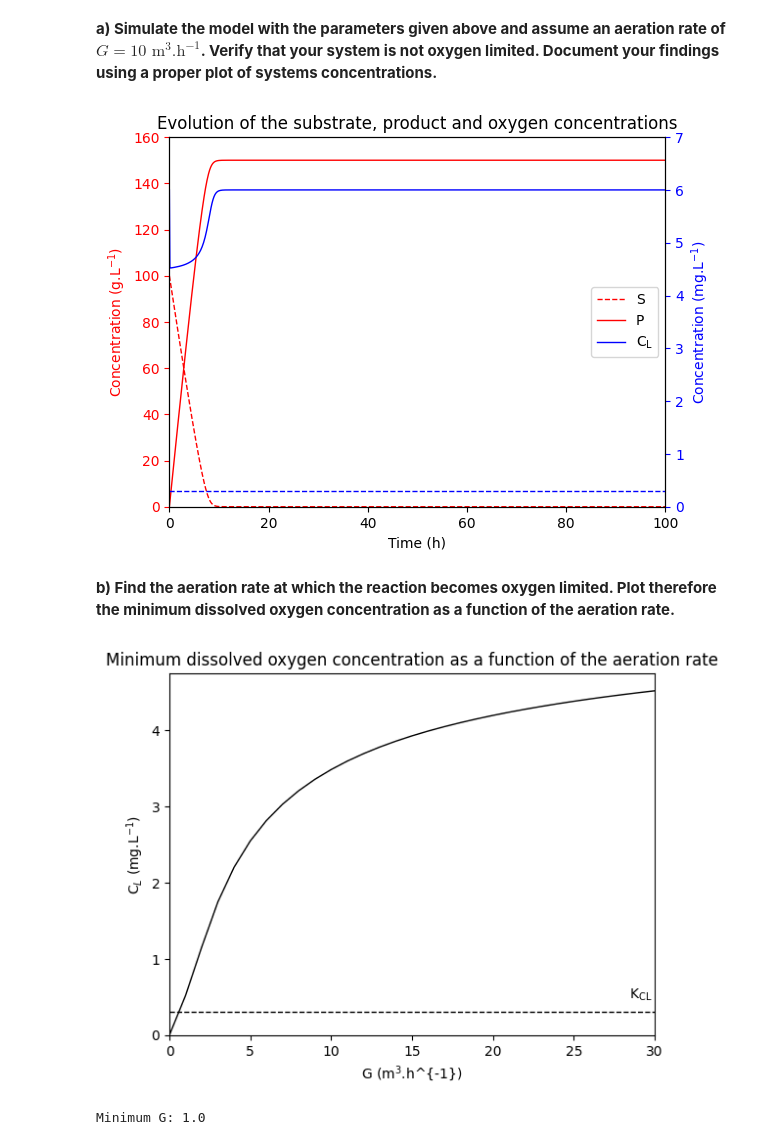
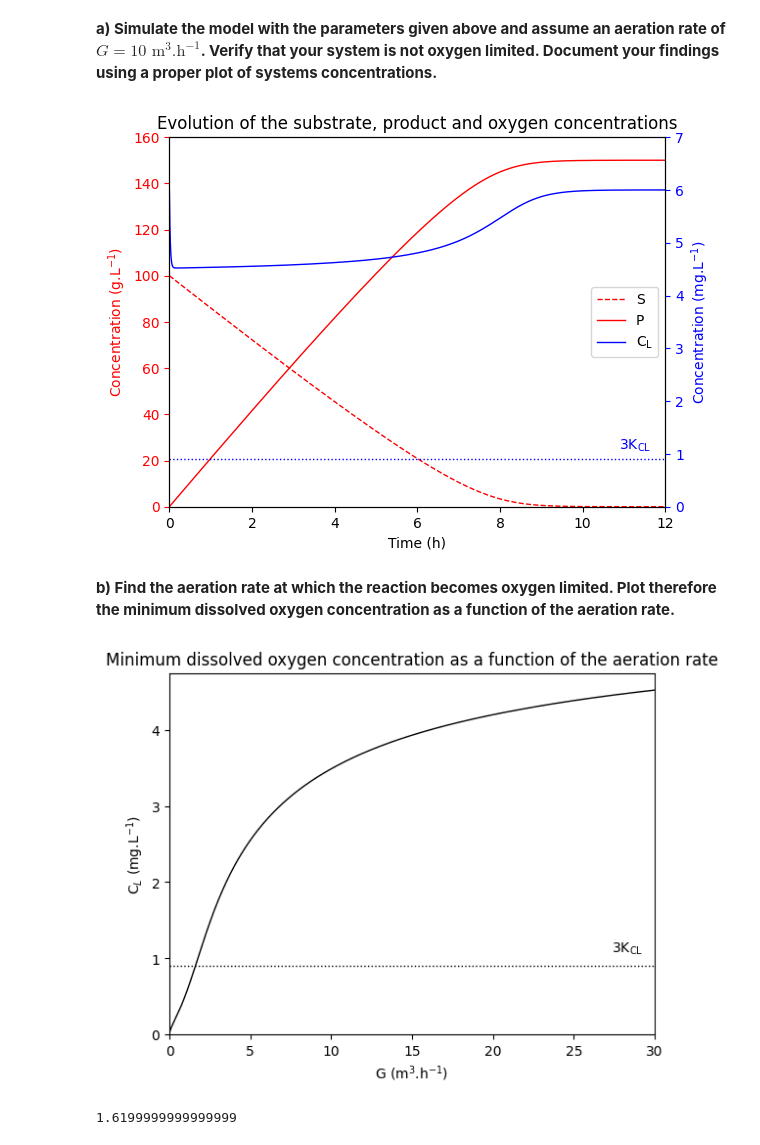
Before and after one commit to jonathanrsr/biochemical, a Jupyter notebook: Projects/5. Complex systems/exercise 1.ipynb, the cells around one changed output. Cells and saved outputs as stored; diff of their text form; code cells hidden in the pictures.

```diff
--- a/Projects/5. Complex systems/exercise 1.ipynb
+++ b/Projects/5. Complex systems/exercise 1.ipynb
@@ -50,69 +60,73 @@ def model(t, y):
 y0 = [100/1e-3, 6*1e-3/1e-3, 0] # S, CL, P
 
 # Time points
-t = np.linspace(0, 100, 1001)
+t = np.linspace(0, 12, 1001)
+
+N = 3e4 # /h
+G = 30 # m^3/h
+Vm = 16/1e-3 # /m^3/h
 
 # Solve ODE
-sol = solve_ivp(model, [t[0], t[-1]], y0, method='Radau', t_eval=t)
+sol = model(t, y0, G, N, Vm)
 
-S = sol.y[0]
-CL = sol.y[1]
-P = sol.y[2]
+S = sol[0] # g/m^3
+CL = sol[1] # g/m^3
+P = sol[2] # g/m^3
 
 # Plot results
 fig, ax1 = plt.subplots()
 
 ax1.plot(t, S/1e3, label='S', color='red', linewidth=1, linestyle='--')
 ax1.plot(t, P/1e3, label='P', color='red', linewidth=1)
 ax1.set_xlabel('Time (h)')
 ax1.set_ylabel(r'Concentration (g.L$^{-1}$)')
 ax1.set_xlim(0, t[-1])
 ax1.set_ylim(0, 160)
 
 ax1.yaxis.label.set_color('red')
 ax1.tick_params(axis='y', colors='red')
 
 ax2 = ax1.twinx()
-ax2.plot(t, CL*1000/1e3, label=r'$\mathregular{C_L}$', color='blue', linewidth=1)
-ax2.hlines(KCL*1000/1e3, 0, t[-1], color='blue', linestyle='--', linewidth=1)
-ax2.annotate(r'$\mathregular{K_{CL}}$', (t[-1], KCL*1000), textcoords="offset points", xytext=(-10, 10), ha='right', va='center', color='blue')
+ax2.plot(t, CL*1e3/1e3, label=r'$\mathregular{C_L}$', color='blue', linewidth=1)
+ax2.hlines(3*KCL*1e3/1e3, 0, t[-1], color='blue', linestyle=':', linewidth=1)
+ax2.annotate(r'$\mathregular{3K_{CL}}$', (t[-1], KCL*3*1e3/1e3), textcoords="offset points", xytext=(-10, 10), ha='right', va='center', color='blue')
 ax2.set_ylabel(r'Concentration (mg.L$^{-1}$)')
 ax2.set_ylim(0, 7)
 
 ax2.yaxis.label.set_color('blue')
 ax2.tick_params(axis='y', colors='blue')
 
 # Combine the legends
 handles1, labels1 = ax1.get_legend_handles_labels()
 handles2, labels2 = ax2.get_legend_handles_labels()
 ax1.legend(handles1 + handles2, labels1 + labels2, loc='right')  # Combine the legends and set the location to lower right
 
 plt.title('Evolution of the substrate, product and oxygen concentrations')
 plt.show()
 # %% [output]
-[figure, old version]
+[figure, new version]
 # %% [markdown]
 **b) Find the aeration rate at which the reaction becomes oxygen limited. Plot therefore the minimum dissolved oxygen concentration as a function of the aeration rate.**
 # %%
-G = np.linspace(0, 30, 31)
+G = np.linspace(0, 30, 1001)
 CLmin = np.zeros(len(G))
 for i in range(len(G)):
-    KLA = k*N**3*np.sqrt(i)
-    sol = solve_ivp(model, [t[0], t[-1]], y0, method='Radau', t_eval=t, max_step=0.1)
-    CL = sol.y[1]
-    CLmin[i] = np.min(CL)
+    sol2 = model(t, y0, G[i], N, Vm)
+    CL2 = sol2[1]
+    CLmin[i] = np.min(CL2)
 
 plt.plot(G, CLmin*1e3/1e3, color='black', linewidth=1)
-plt.hlines(KCL, 0, G[-1], color='black', linestyles='dashed', linewidth=1)
-plt.annotate(r'$\mathregular{K_{CL}}$', (G[-1], KCL*1e3/1e3), textcoords="offset points", xytext=(-10, 10), ha='center')
-plt.xlabel(r'G (m$^3$.h^{-1})')
+plt.hlines(3*KCL, 0, G[-1], color='black', linestyles=':', linewidth=1)
+plt.annotate(r'$\mathregular{3K_{CL}}$', (G[-1], 3*KCL*1e3/1e3), textcoords="offset points", xytext=(-20, 10), ha='center')
+plt.xlabel(r'G (m$^3$.h$^{-1}$)')
 plt.ylabel(r'C$_L$ (mg.L$^{-1}$)')
 plt.xlim(0, G[-1])
 plt.ylim(0)
 plt.title('Minimum dissolved oxygen concentration as a function of the aeration rate')
 plt.show()
 
-print(f'Minimum G: {G[CLmin >= KCL][0]}')
+Gmin = G[CLmin >= 3*KCL][0]
+print(Gmin)
 # %% [output]
-[figure, old version]
+[figure, new version]
-Minimum G: 1.0
+1.6199999999999999
```
Also changed, not shown: parts of 9 cells of this notebook.
